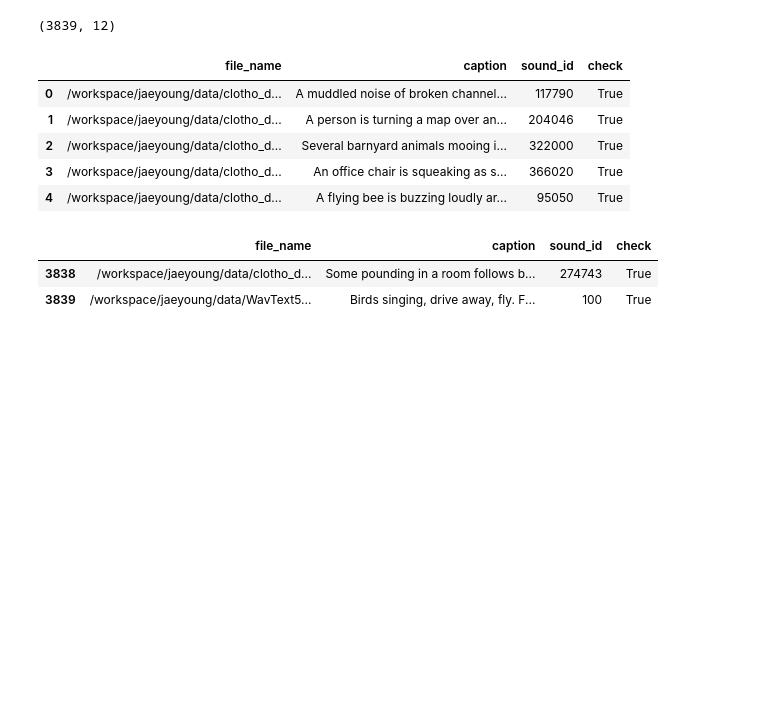
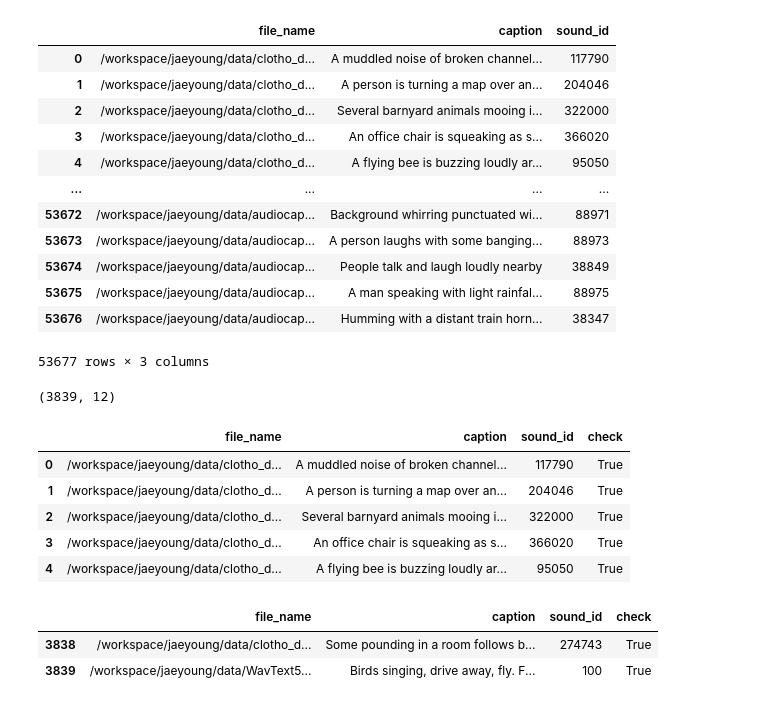
Before and after one commit to jyshin0926/audio_retrieval, a Jupyter notebook: ONE-PEACE/one_peace/data/check_df.ipynb, the cells around one changed output. Saved outputs shown, nothing was run; the diff lists cells and outputs as text; code cells hidden in the pictures; blank space fills up the shorter version.

```diff
--- a/ONE-PEACE/one_peace/data/check_df.ipynb
+++ b/ONE-PEACE/one_peace/data/check_df.ipynb
@@ -1,3 +1,12 @@
 # %%
 import pandas as pd
 import numpy as np
+# %%
+df = pd.read_csv("/Users/jaeyoungshin/Desktop/dcase_etc/clotho/merged_clotho_development.csv")
+clotho_df = df.iloc[:3839,:]
+acaps_df = pd.read_csv("/Volumes/One_Touch/audiocaps_set/audiocaps_caption/train.csv")
+# %%
+_clotho_df = clotho_df[['file_name','caption','sound_id']]
+# %%
+acaps_df['file_name'] = acaps_df.apply(lambda df: f'/workspace/jaeyoung/data/audiocaps/audioset_16k/{df["youtube_id"]}_{int(df["start_time"])}.0-{int(df["start_time"])+10}.0.flac', axis=1)
+acaps_df.head()
@@ -3,0 +20,3 @@ import numpy as np
+# %%
+_acaps_df = acaps_df[['file_name', 'caption','sound_id']]
+_acaps_df.tail()
@@ -3,0 +40,17 @@ import numpy as np
+# %%
+new_df = pd.concat([_clotho_df,_acaps_df], ignore_index=True)
+new_df
+# %% [output]
+|  | file_name | caption | sound_id |
+| 0 | /workspace/jaeyoung/data/clotho_d... | A muddled noise of broken channel... | 117790 |
+| 1 | /workspace/jaeyoung/data/clotho_d... | A person is turning a map over an... | 204046 |
+| 2 | /workspace/jaeyoung/data/clotho_d... | Several barnyard animals mooing i... | 322000 |
+| 3 | /workspace/jaeyoung/data/clotho_d... | An office chair is squeaking as s... | 366020 |
+| 4 | /workspace/jaeyoung/data/clotho_d... | A flying bee is buzzing loudly ar... | 95050 |
+| ... | ... | ... | ... |
+| 53672 | /workspace/jaeyoung/data/audiocap... | Background whirring punctuated wi... | 88971 |
+| 53673 | /workspace/jaeyoung/data/audiocap... | A person laughs with some banging... | 88973 |
+| 53674 | /workspace/jaeyoung/data/audiocap... | People talk and laugh loudly nearby | 38849 |
+| 53675 | /workspace/jaeyoung/data/audiocap... | A man speaking with light rainfal... | 88975 |
+| 53676 | /workspace/jaeyoung/data/audiocap... | Humming with a distant train horn... | 38347 |
+53677 rows × 3 columns
```
Also changed, not shown: parts of 5 cells of this notebook, 1 other file.
